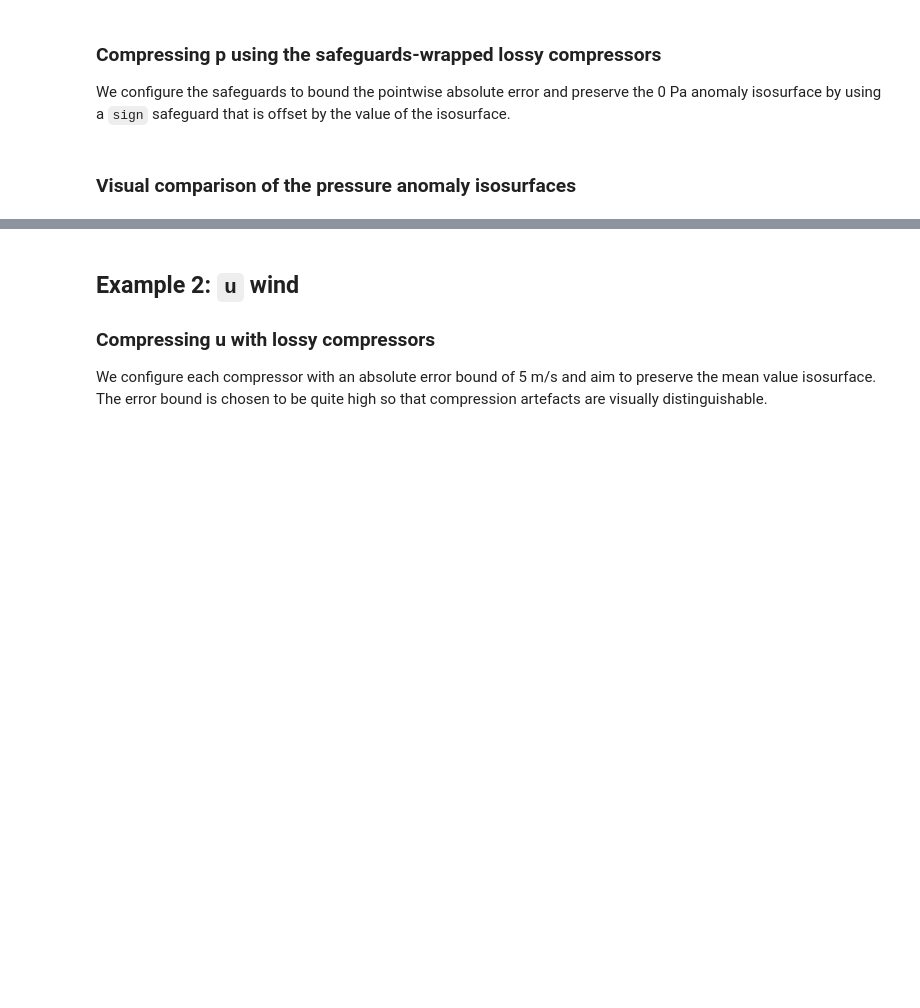
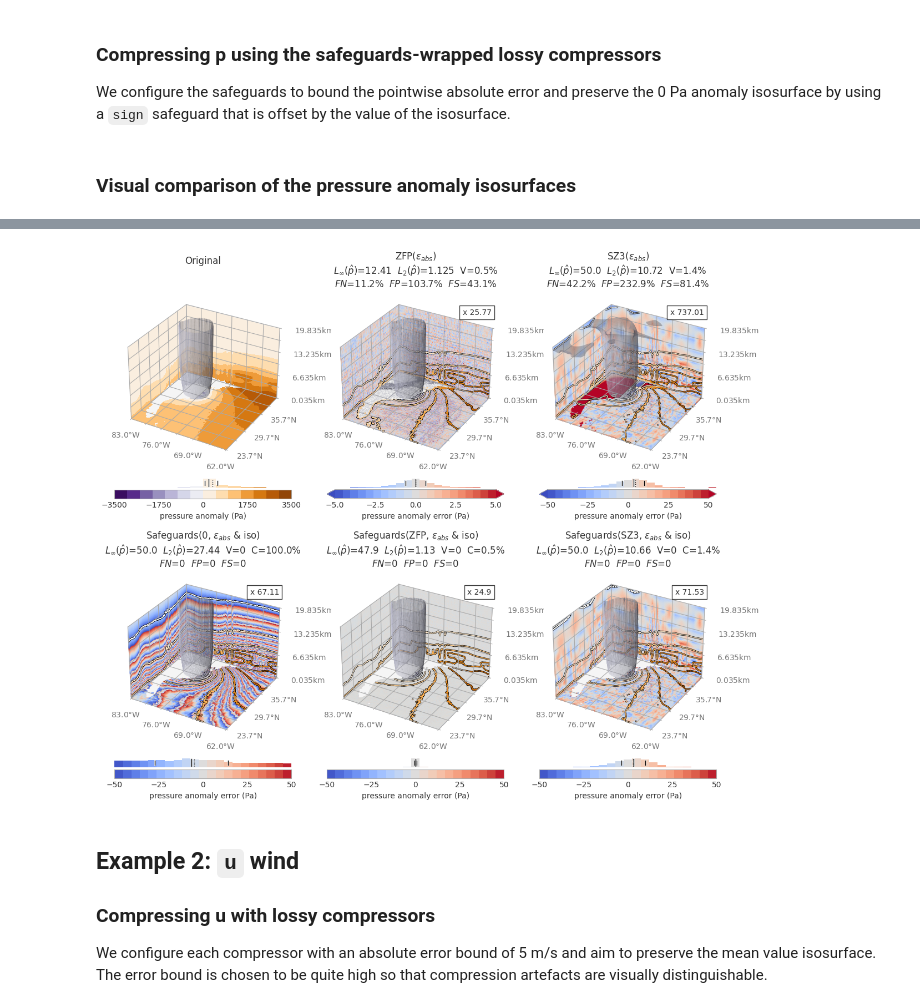
Before and after one commit to juntyr/compression-safeguards, a Jupyter notebook: examples/isosurface.ipynb, the cells around one changed output, grey strips where cells are left out. Saved outputs shown, nothing was run; the diff lists cells and outputs as text; code cells hidden in the pictures; blank space fills up the shorter version.

```diff
--- a/examples/isosurface.ipynb
+++ b/examples/isosurface.ipynb
@@ -194,6 +455,13 @@ sz3 = Sz3(eb_mode="abs", eb_abs=eb_abs_p)
 pf48_sz3_enc = sz3.encode(pf48)
 pf48_sz3 = sz3.decode(pf48_sz3_enc)
 pf48_sz3_cr = pf48.nbytes / pf48_sz3_enc.nbytes
+# %%
+from numcodecs_zero import ZeroCodec
+
+zero = ZeroCodec()
+
+pf48_zero_enc = zero.encode(pf48)
+pf48_zero = zero.decode(pf48_zero_enc)
 # %% [markdown]
 ### Compressing p using the safeguards-wrapped lossy compressors
 
@@ -277,3 +497,96 @@ plt.show()
+# %%
+fig = plt.figure(figsize=(14, 12))
+gs = gridspec.GridSpec(2, 3)
+
+plot_isosurface(
+    pf48,
+    pf48,
+    1.0,
+    fig.add_subplot(gs[0, 0], projection="3d", computed_zorder=False),
+    "Original",
+    "p",
+    "pressure anomaly (Pa)",
+    level=level_p,
+    my_span=0,
+    span=3500,
+)
+plot_isosurface(
+    pf48_zfp,
+    pf48,
+    pf48_zfp_cr,
+    fig.add_subplot(gs[0, 1], projection="3d", computed_zorder=False),
+    r"ZFP($\epsilon_{abs}$)",
+    "p",
+    "pressure anomaly error (Pa)",
+    level=level_p,
+    my_span=5,
+    span=3500,
+    error=True,
+)
+plot_isosurface(
+    pf48_sz3,
+    pf48,
+    pf48_sz3_cr,
+    fig.add_subplot(gs[0, 2], projection="3d", computed_zorder=False),
+    r"SZ3($\epsilon_{abs}$)",
+    "p",
+    "pressure anomaly error (Pa)",
+    level=level_p,
+    my_span=50,
+    span=3500,
+    error=True,
+)
+
+plot_isosurface(
+    pf48_sg["zero"],
+    pf48,
+    pf48_sg_cr["zero"],
+    fig.add_subplot(gs[1, 0], projection="3d", computed_zorder=False),
+    r"Safeguards(0, $\epsilon_{abs}$ & iso)",
+    "p",
+    "pressure anomaly error (Pa)",
+    level=level_p,
+    my_span=eb_abs_p,
+    span=3500,
+    corr=pf48_zero,
+    error=True,
+)
+plot_isosurface(
+    pf48_sg["zfp.rs"],
+    pf48,
+    pf48_sg_cr["zfp.rs"],
+    fig.add_subplot(gs[1, 1], projection="3d", computed_zorder=False),
+    r"Safeguards(ZFP, $\epsilon_{abs}$ & iso)",
+    "p",
+    "pressure anomaly error (Pa)",
+    level=level_p,
+    my_span=eb_abs_p,
+    span=3500,
+    corr=pf48_zfp,
+    error=True,
+)
+plot_isosurface(
+    pf48_sg["sz3.rs"],
+    pf48,
+    pf48_sg_cr["sz3.rs"],
+    fig.add_subplot(gs[1, 2], projection="3d", computed_zorder=False),
+    r"Safeguards(SZ3, $\epsilon_{abs}$ & iso)",
+    "p",
+    "pressure anomaly error (Pa)",
+    level=level_p,
+    my_span=eb_abs_p,
+    span=3500,
+    corr=pf48_sz3,
+    error=True,
+)
+
+plt.tight_layout()
+
+plt.savefig("isosurface-p.pdf", dpi=300)
+
+plt.show()
+# %% [output]
+[figure, added]
 # %% [markdown]
 ## Example 2: `u` wind
 
```
Also changed, not shown: parts of 10 cells of this notebook.
